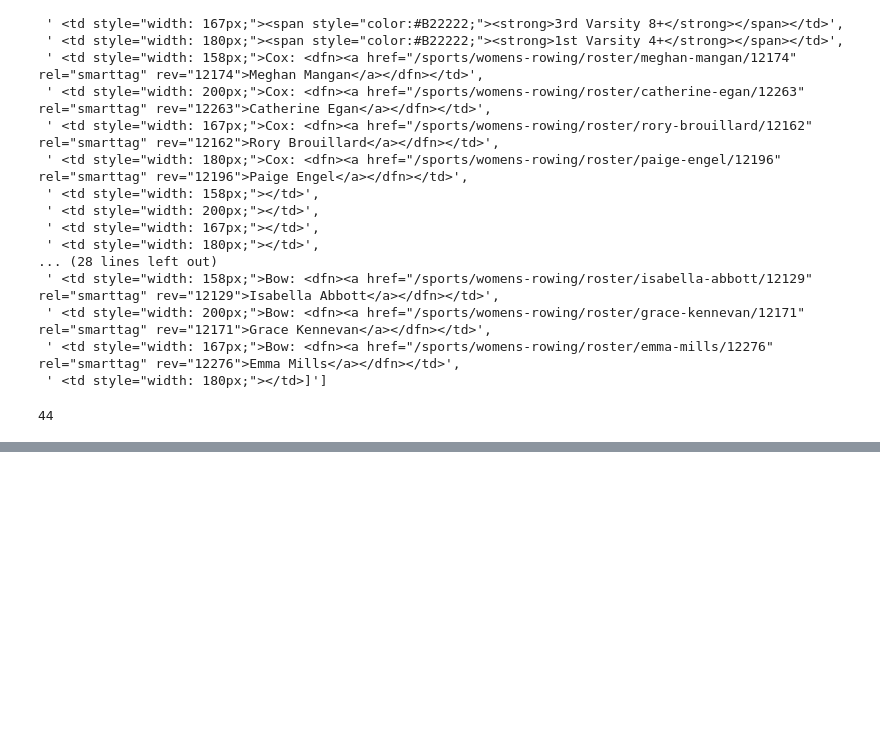
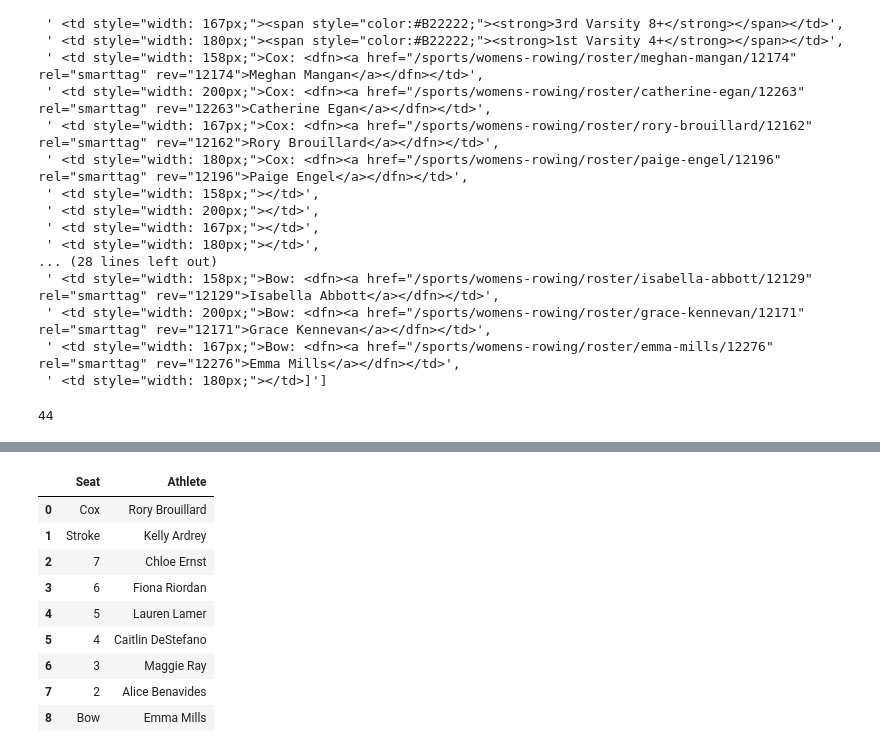
Before and after one commit to hvalenty/ncaa_rowing, a Jupyter notebook: ncaa_rowing/duq_wrow.ipynb, the cells around one changed output, grey strips where cells are left out. Drawn from its saved outputs; the diff is of its cells as text; code cells hidden in the pictures; blank space fills up the shorter version.

```diff
--- a/ncaa_rowing/duq_wrow.ipynb
+++ b/ncaa_rowing/duq_wrow.ipynb
@@ -267,0 +385,26 @@ lineups_list[4:] = [re.sub(pattern, '', lineups_list[i+4]) for i in range(39)]
+# %%
+# repeat for 3V8
+
+# format to dataframe
+third_v8 = pd.DataFrame(V8_3)
+third_v8 = third_v8.drop(index=0).reset_index(drop=True)
+# split to keep seat position
+third_v8[['Seat', 'Athlete']] = third_v8[0].str.split(':', n=1, expand=True)
+# remove original column
+third_v8 = third_v8.drop(0, axis=1)
+# final clean dropping all characters besides athlete name
+ch = '">'
+pattern = ".*" + ch
+third_v8['Athlete'] = [re.sub(pattern, '', third_v8['Athlete'].iloc[i]) for i in range(len(third_v8))]
+third_v8
+# %% [output]
+|  | Seat | Athlete |
+| 0 | Cox | Rory Brouillard |
+| 1 | Stroke | Kelly Ardrey |
+| 2 | 7 | Chloe Ernst |
+| 3 | 6 | Fiona Riordan |
+| 4 | 5 | Lauren Lamer |
+| 5 | 4 | Caitlin DeStefano |
+| 6 | 3 | Maggie Ray |
+| 7 | 2 | Alice Benavides |
+| 8 | Bow | Emma Mills |
```
Also changed, not shown: parts of 26 cells of this notebook, 1 other file.
